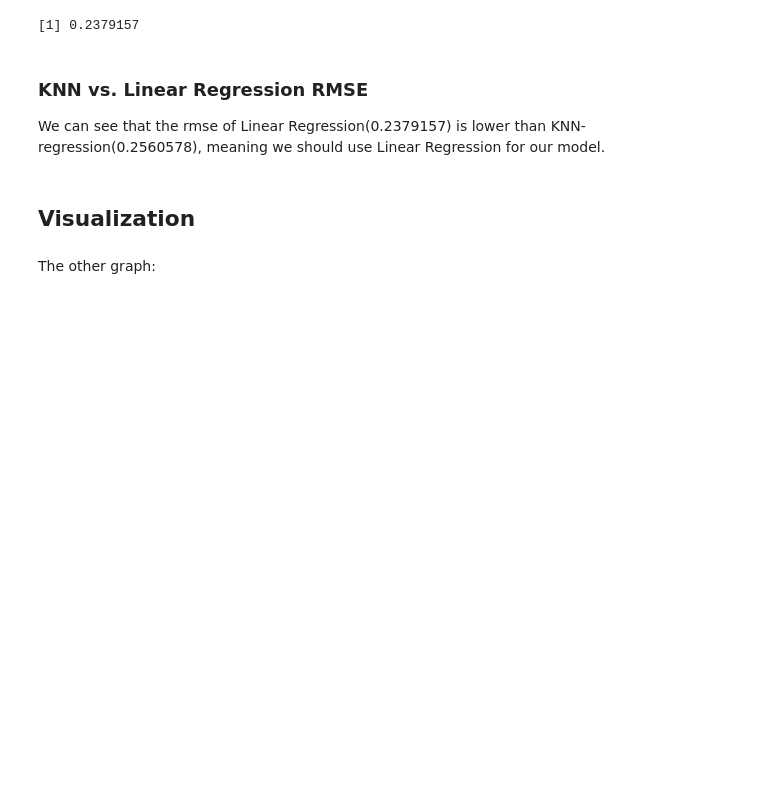
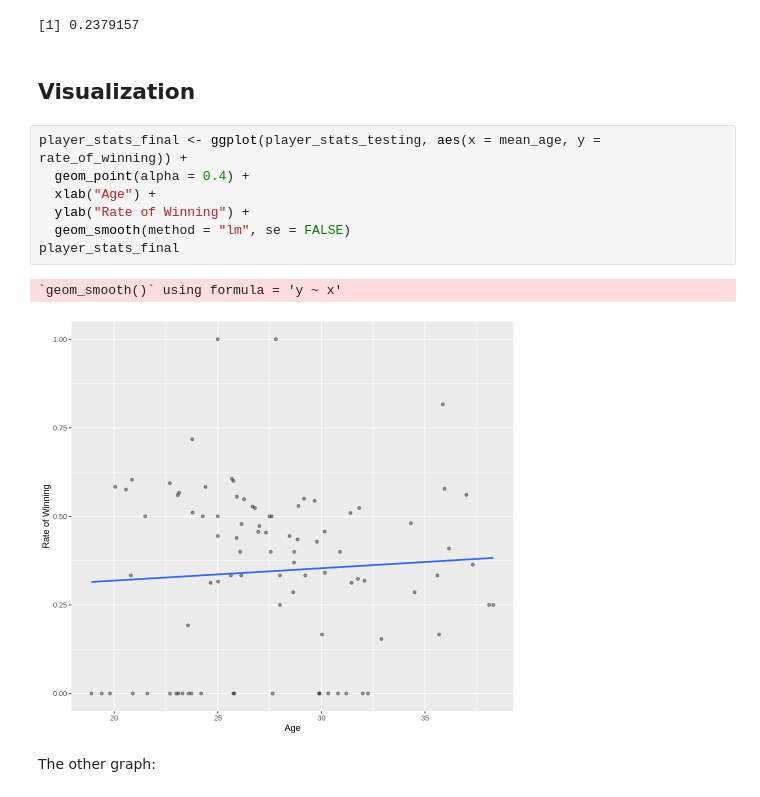
Before and after one commit to BoBomanUltra/Project_Group_39, a Jupyter notebook: Project_Proposal.ipynb, the cells around one changed output. Drawn from its saved outputs; the diff is of its cells as text; blank space fills up the shorter version.

```diff
--- a/Project_Proposal.ipynb
+++ b/Project_Proposal.ipynb
@@ -393,11 +430,18 @@ A tibble: 3 × 3
 | rsq | standard | 0.02139123 |
 | mae | standard | 0.19486292 |
 [1] 0.2379157
-# %% [markdown]
-### KNN vs. Linear Regression RMSE
-We can see that the rmse of Linear Regression(0.2379157) is lower than KNN-regression(0.2560578), meaning we should use Linear Regression for our model.
 # %% [markdown]
 ## Visualization
+# %%
+player_stats_final <- ggplot(player_stats_testing, aes(x = mean_age, y = rate_of_winning)) +
+  geom_point(alpha = 0.4) +
+  xlab("Age") +
+  ylab("Rate of Winning") +
+  geom_smooth(method = "lm", se = FALSE)
+player_stats_final
+# %% [output]
+`geom_smooth()` using formula = 'y ~ x'
+[figure, added]
 # %% [markdown]
 The other graph:
 # %%
```
Also changed, not shown: parts of 16 cells of this notebook.
